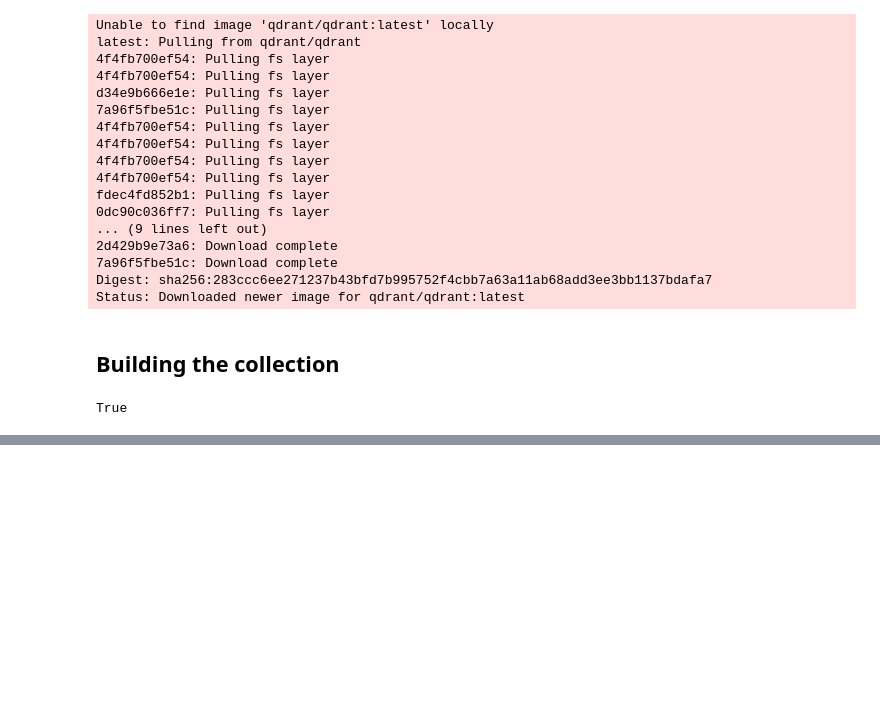
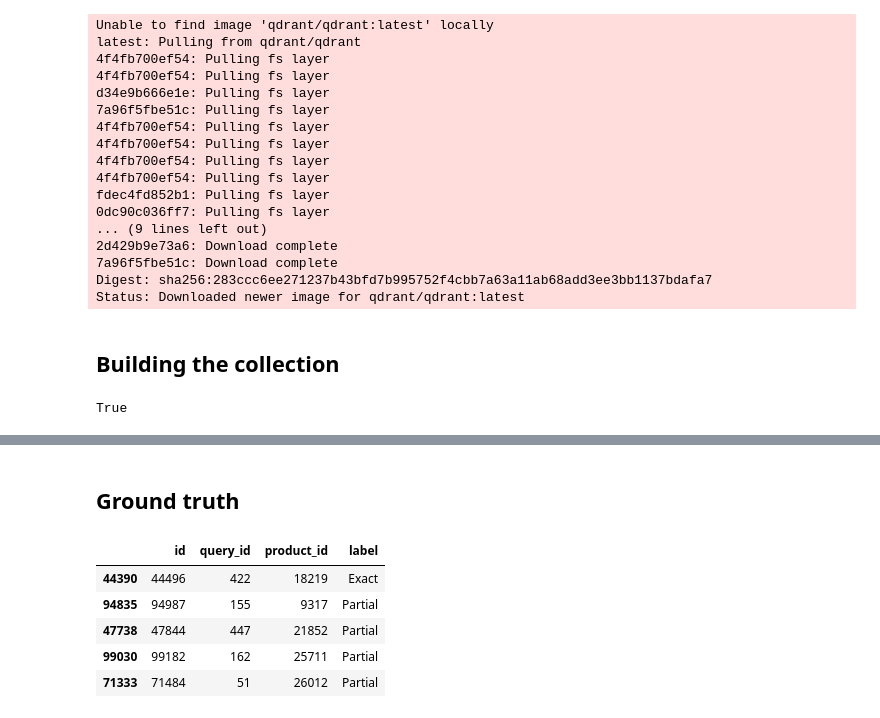
Before and after one commit to sulaiman-shamasna/Retrieval-Optimization-Tokenization-to-Vector-Quantization, a Jupyter notebook: measuring_search_relevance.ipynb, the cells around one changed output, grey strips where cells are left out. Saved outputs shown, nothing was run; the diff lists cells and outputs as text; code cells hidden in the pictures; blank space fills up the shorter version.

```diff
--- a/measuring_search_relevance.ipynb
+++ b/measuring_search_relevance.ipynb
@@ -107,0 +152,15 @@ True
+# %% [markdown]
+## Ground truth
+# %%
+labels_df = pd.read_csv(
+    "shared_data/WANDS/label.csv",
+    sep="\t",
+)
+labels_df.sample(n=5)
+# %% [output]
+|  | id | query_id | product_id | label |
+| 44390 | 44496 | 422 | 18219 | Exact |
+| 94835 | 94987 | 155 | 9317 | Partial |
+| 47738 | 47844 | 447 | 21852 | Partial |
+| 99030 | 99182 | 162 | 25711 | Partial |
+| 71333 | 71484 | 51 | 26012 | Partial |
```
Also changed, not shown: parts of 15 cells of this notebook.
